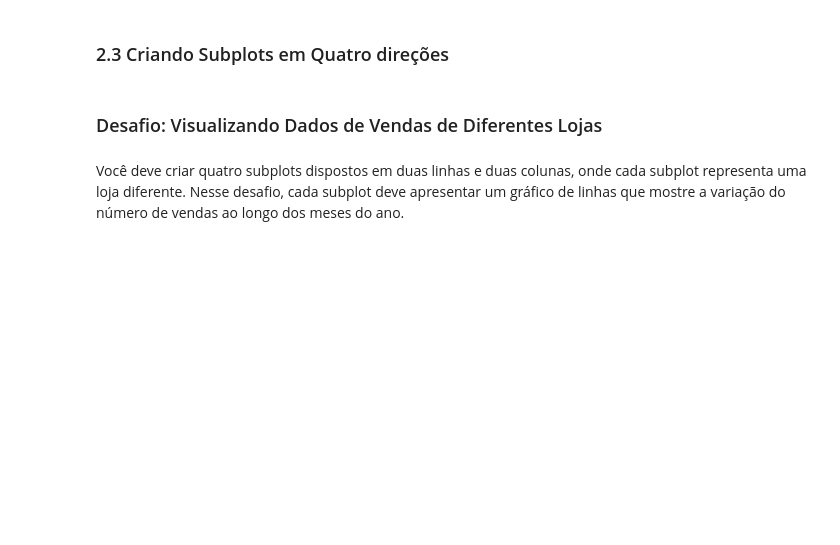
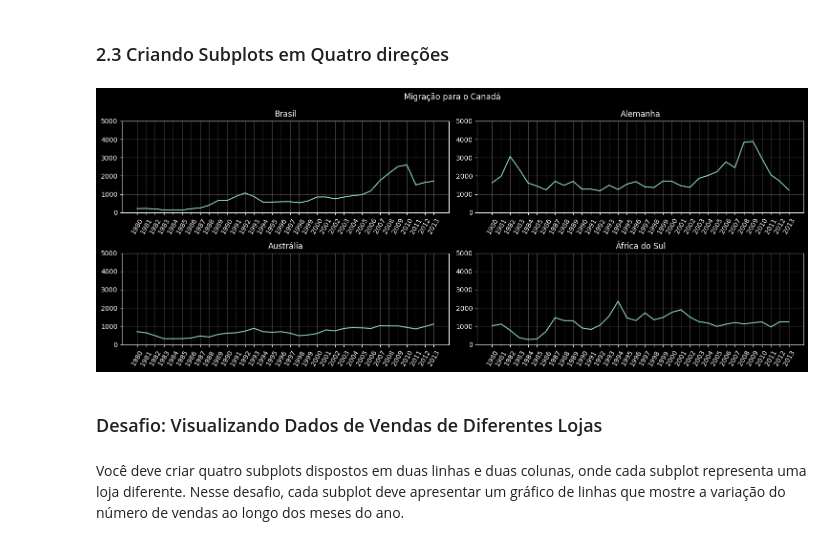
Before and after one commit to KaelDucatti/estudos-ds, a Jupyter notebook: data_visualization/01_criando_graficos_com_bibliotecas_py/classes.ipynb, the cells around one changed output. Cells and saved outputs as stored; diff of their text form; code cells hidden in the pictures; blank space fills up the shorter version.

```diff
--- a/data_visualization/01_criando_graficos_com_bibliotecas_py/classes.ipynb
+++ b/data_visualization/01_criando_graficos_com_bibliotecas_py/classes.ipynb
@@ -179,31 +240,33 @@ plt.show()
 # %%
 anos = list(map(str, range(1980, 2014)))
 
 fig, axs = plt.subplots(2, 2, figsize=(15, 6))
 fig.suptitle("Migração para o Canadá")
 
 axs[0, 0].plot(df_1.loc["Brasil", anos])
 axs[0, 0].set_title("Brasil")
 
 axs[0, 1].plot(df_1.loc["Alemanha", anos])
 axs[0, 1].set_title("Alemanha")
 
 axs[1, 0].plot(df_1.loc["Austrália", anos])
 axs[1, 0].set_title("Austrália")
 
 axs[1, 1].plot(df_1.loc["África do Sul", anos])
 axs[1, 1].set_title("África do Sul")
 
-for axs in axs.flat:
-    axs.set_xticks(anos)
-    axs.set_xticklabels(anos, rotation=60)
-    axs.grid()
+for ax in axs.flat:
+    ax.set_xticks(anos)
+    ax.set_xticklabels(anos, rotation=60)
+    ax.grid(color="grey", alpha=0.5)
 
-for axs in axs.flat:
-    axs.set_ylim(0, 5000)
+for ax in axs.flat:
+    ax.set_ylim(0, 5000)
 
 fig.tight_layout()
 plt.show()
+# %% [output]
+[figure, added]
 # %% [markdown]
 ### Desafio: Visualizando Dados de Vendas de Diferentes Lojas
 # %% [markdown]
```
Also changed, not shown: parts of 11 cells of this notebook.
